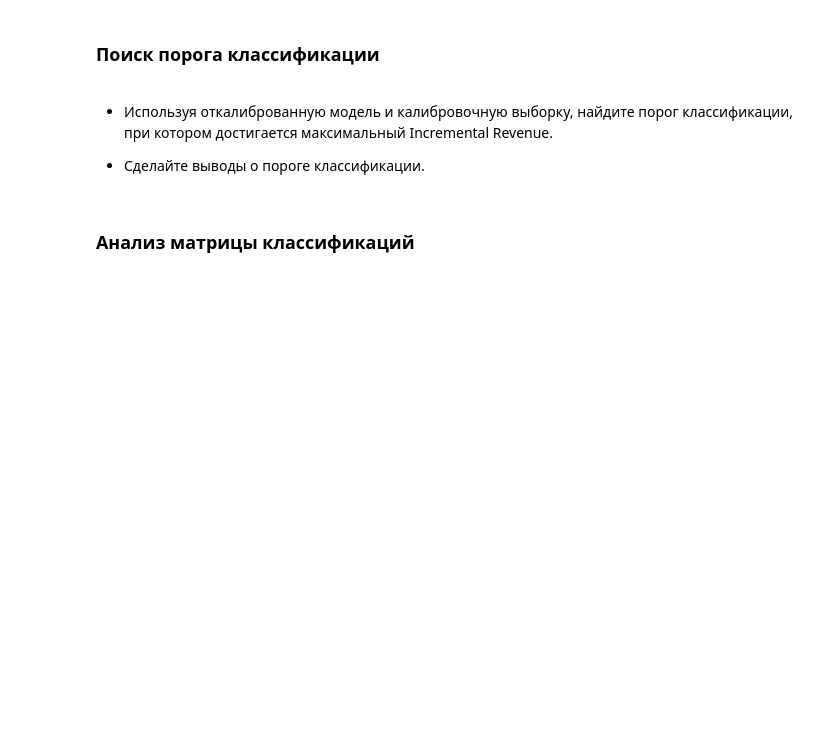
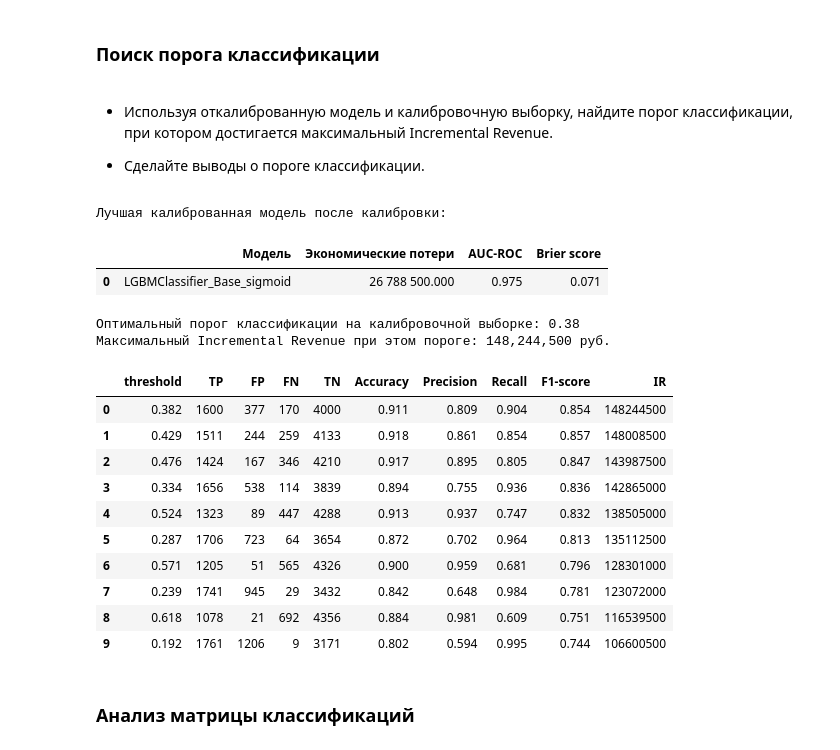
Before and after one commit to MEYakunin/Sprint17_Booking_Cancellation_Predict, a Jupyter notebook: Sprint17_Booking_Cancellation_Predict.ipynb, the cells around one changed output. Drawn from its saved outputs; the diff is of its cells as text; code cells hidden in the pictures; blank space fills up the shorter version.

```diff
--- a/Sprint17_Booking_Cancellation_Predict.ipynb
+++ b/Sprint17_Booking_Cancellation_Predict.ipynb
@@ -1348,6 +1355,85 @@ display(metrics_result_df)
 - Используя откалиброванную модель и калибровочную выборку, найдите порог классификации, при котором достигается максимальный Incremental Revenue.
 
 - Сделайте выводы о пороге классификации.
+# %%
+# Выбираем лучшую калиброванную модель
+calibrated_candidates = [f'{best_model_name}_{method}' for method in calibration_methods]
+calibrated_metrics = pd.DataFrame({
+    'Модель': calibrated_candidates,
+    'Экономические потери': [metrics_result_df.loc[name, 'Экономические потери'] for name in calibrated_candidates],
+    'AUC-ROC': [metrics_result_df.loc[name, 'AUC-ROC'] for name in calibrated_candidates],
+    'Brier score': [brier_score_loss(y_cal, proba_cal_dict[name]) for name in calibrated_candidates],
+})
+
+calibrated_metrics = calibrated_metrics.sort_values(
+    ['Экономические потери', 'Brier score', 'AUC-ROC'],
+    ascending=[True, True, False]
+)
+
+best_calibrated_model_name = calibrated_metrics.iloc[0]['Модель']
+best_calibrated_model = all_model_dict[best_calibrated_model_name]
+best_calibrated_proba = proba_cal_dict[best_calibrated_model_name]
+
+print('Лучшая калиброванная модель после калибровки:')
+display(calibrated_metrics[calibrated_metrics['Модель'] == best_calibrated_model_name])
+# %% [output]
+Лучшая калиброванная модель после калибровки:
+|  | Модель | Экономические потери | AUC-ROC | Brier score |
+| 0 | LGBMClassifier_Base_sigmoid | 26 788 500.000 | 0.975 | 0.071 |
+# %%
+# Поиск оптимального порога классификации на калибровочной выборке
+thresholds = np.linspace(0.05, 0.95, 20)
+threshold_results = []
+
+for threshold in thresholds:
+    y_pred_threshold = (best_calibrated_proba >= threshold).astype(int)
+    tn, fp, fn, tp = confusion_matrix(y_cal, y_pred_threshold).ravel()
+
+    threshold_results.append({
+        'threshold': threshold,
+        'TP': tp,
+        'FP': fp,
+        'FN': fn,
+        'TN': tn,
+        'Accuracy': accuracy_score(y_cal, y_pred_threshold),
+        'Precision': precision_score(y_cal, y_pred_threshold),
+        'Recall': recall_score(y_cal, y_pred_threshold),
+        'F1-score': f1_score(y_cal, y_pred_threshold),
+        'IR': calculate_ir(y_cal, y_pred_threshold),
+    })
+
+threshold_df = pd.DataFrame(threshold_results)
+
+# Сортируем по Incremental Revenue для выбора порога
+threshold_df = threshold_df.sort_values('IR', ascending=False).reset_index(drop=True)
+
+best_threshold = threshold_df.iloc[0]['threshold']
+best_threshold_IR = threshold_df.iloc[0]['IR']
+
+print(f'Оптимальный порог классификации на калибровочной выборке: {best_threshold:.2f}')
+print(f'Максимальный Incremental Revenue при этом пороге: {best_threshold_IR:,.0f} руб.')
+
+# Выводим топ-10 порогов с наибольшим Incremental Revenue
+display(threshold_df.head(10))
+
+# Сохраняем значения для дальнейшего использования
+best_calibrated_threshold = best_threshold
+best_calibrated_threshold_ir = best_threshold_IR
+best_calibrated_predictions = (best_calibrated_proba >= best_calibrated_threshold).astype(int)
+# %% [output]
+Оптимальный порог классификации на калибровочной выборке: 0.38
+Максимальный Incremental Revenue при этом пороге: 148,244,500 руб.
+|  | threshold | TP | FP | FN | TN | Accuracy | Precision | Recall | F1-score | IR |
+| 0 | 0.382 | 1600 | 377 | 170 | 4000 | 0.911 | 0.809 | 0.904 | 0.854 | 148244500 |
+| 1 | 0.429 | 1511 | 244 | 259 | 4133 | 0.918 | 0.861 | 0.854 | 0.857 | 148008500 |
+| 2 | 0.476 | 1424 | 167 | 346 | 4210 | 0.917 | 0.895 | 0.805 | 0.847 | 143987500 |
+| 3 | 0.334 | 1656 | 538 | 114 | 3839 | 0.894 | 0.755 | 0.936 | 0.836 | 142865000 |
+| 4 | 0.524 | 1323 | 89 | 447 | 4288 | 0.913 | 0.937 | 0.747 | 0.832 | 138505000 |
+| 5 | 0.287 | 1706 | 723 | 64 | 3654 | 0.872 | 0.702 | 0.964 | 0.813 | 135112500 |
+| 6 | 0.571 | 1205 | 51 | 565 | 4326 | 0.900 | 0.959 | 0.681 | 0.796 | 128301000 |
+| 7 | 0.239 | 1741 | 945 | 29 | 3432 | 0.842 | 0.648 | 0.984 | 0.781 | 123072000 |
+| 8 | 0.618 | 1078 | 21 | 692 | 4356 | 0.884 | 0.981 | 0.609 | 0.751 | 116539500 |
+| 9 | 0.192 | 1761 | 1206 | 9 | 3171 | 0.802 | 0.594 | 0.995 | 0.744 | 106600500 |
 # %% [markdown]
 ### Анализ матрицы классификаций
 # %% [markdown]
```
Also changed, not shown: parts of 7 cells of this notebook.
